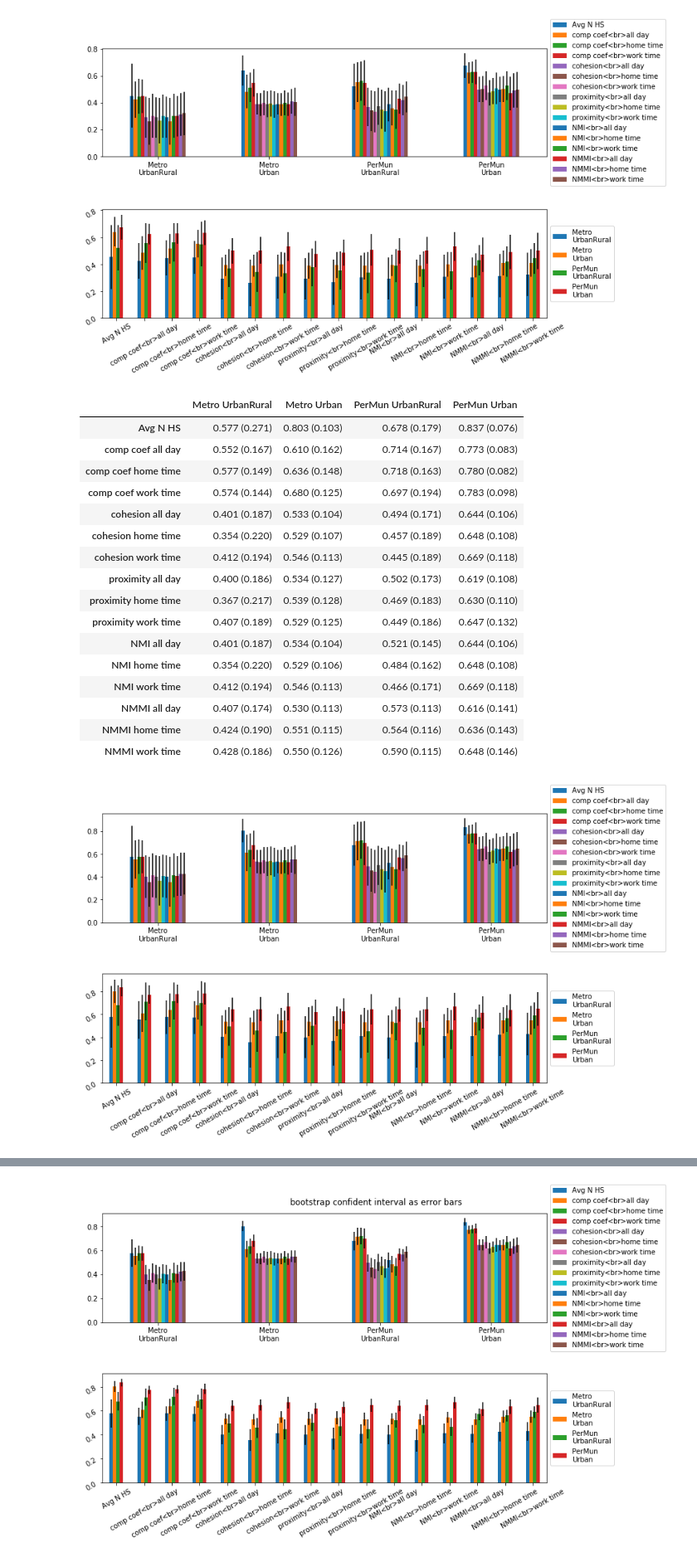
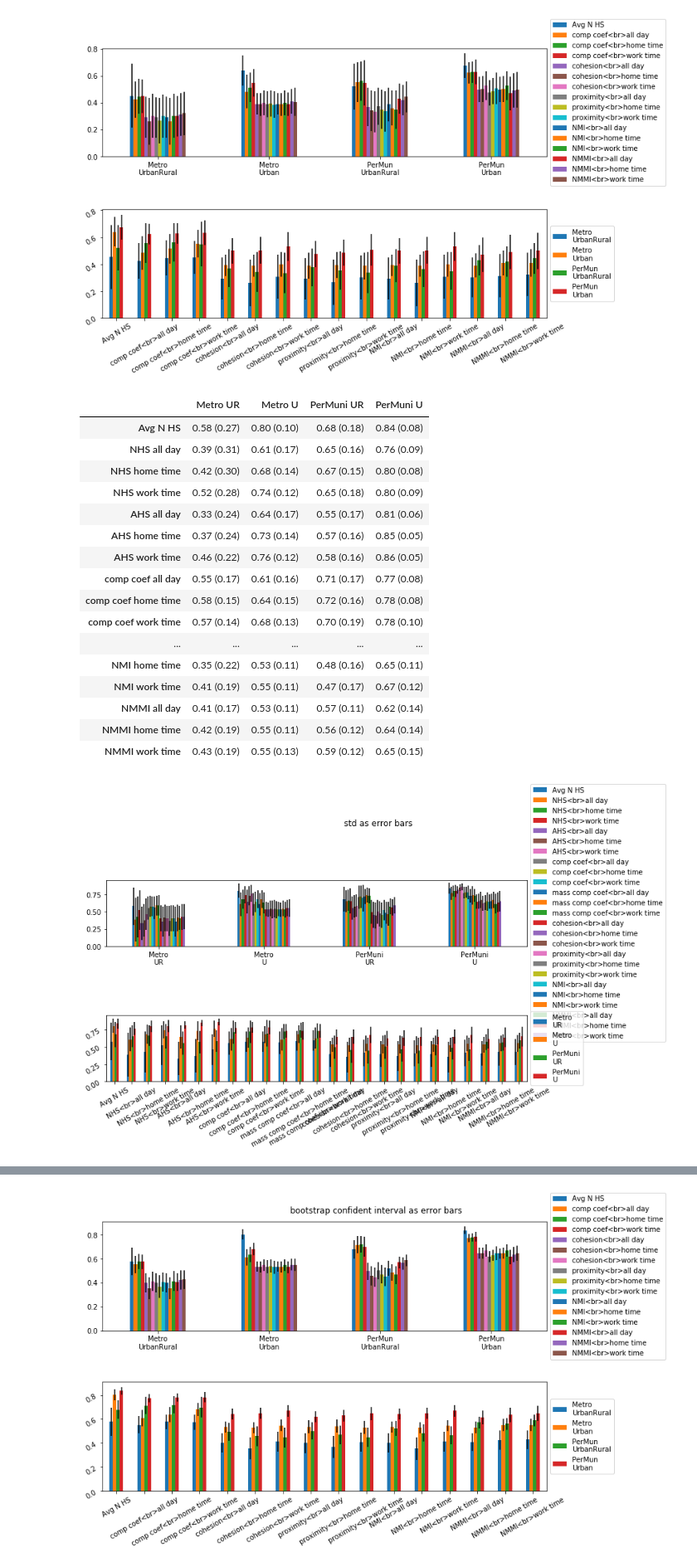
Before and after one commit to JHWu92/mob2crime, a Jupyter notebook: Urban Structure Difference-2.ipynb, the cells around one changed output, grey strips where cells are left out. Shown at 83% size. Cells and saved outputs as stored; diff of their text form; code cells hidden in the pictures.

```diff
--- a/Urban Structure Difference-2.ipynb
+++ b/Urban Structure Difference-2.ipynb
@@ -409,7 +408,7 @@ hs_stats = [hs_stats_ageb, hs_stats_g, hs_stats_idw, hs_stats_vor]
 geom_types = ['ageb', 'g.5km', 'g.5km', 'vor']
 idws = [False, False, True,False]
 compactness_indexes = {}
-for measure_name in ['comp_coef', 'cohesion', 'proximity','NMI','NMMI']:
+for measure_name in ['comp_coef', 'mass_comp_coef', 'cohesion', 'proximity','NMI','NMMI']:
     for time_range in ['all_day', 'home_time', 'work_time']:
         compact = inter_metro_measurement(zms, hs_stats, geom_types, 'compactness', time_range, measure_name, idws)
         compact =  pd.DataFrame(compact,index=zms.index)
@@ -423,6 +422,25 @@ for (measure_name, time_range), compact in compactness_indexes.items():
     comp_ken_tau.append((key_str, taus))
     p_values, rhos = spe_rho_corr(compact, clean_table=False,larger_than=.0)
     comp_spr_rho.append((key_str, rhos))
+# %%
+hs_stats = [hs_stats_ageb, hs_stats_g, hs_stats_idw, hs_stats_vor]
+geom_types = ['ageb', 'g.5km', 'g.5km', 'vor']
+idws = [False, False, True,False]
+hs_scale_indexes = {}
+for measure_name in ['NHS','AHS']:
+    for time_range in ['all_day', 'home_time', 'work_time']:
+        hs_scale = inter_metro_measurement(zms, hs_stats, geom_types, 'n_hs', time_range, measure_name, idws)
+        hs_scale =  pd.DataFrame(hs_scale,index=zms.index)
+        hs_scale_indexes[(measure_name, time_range)] = hs_scale
+
+scale_ken_tau= []
+scale_spr_rho = []
+for (measure_name, time_range), hs_scale in hs_scale_indexes.items():
+    key_str = (measure_name + '<br>' + time_range).replace('_',' ')
+    p_values, taus = ken_tau_corr(hs_scale, clean_table=False,larger_than=.0)
+    scale_ken_tau.append((key_str, taus))
+    p_values, rhos = spe_rho_corr(hs_scale, clean_table=False,larger_than=.0)
+    scale_spr_rho.append((key_str, rhos))
 # %%
 hs_stats = [hs_stats_ageb, hs_stats_g, hs_stats_idw, hs_stats_vor]
 geom_types = ['ageb', 'g.5km', 'g.5km', 'vor']
@@ -656,7 +701,7 @@ Urban
 # %%
 # Spearman Rho
-i = 3
+i = 0
 astr = admin_strs[i]
-measurements = [('Avg N HS', nhs_spr_rho)]+comp_spr_rho
+measurements = [('Avg N HS', nhs_spr_rho)]+scale_spr_rho+comp_spr_rho
 print_table(astr, measurements, add_mean=True)
 # %% [output]
@@ -768,7 +813,7 @@ Urban
 # %%
 from collections import defaultdict
 
-def index_level_tables(correlations):
+def index_level_tables(correlations,n_digit=3):
     avers = defaultdict(dict)
     stds = defaultdict(dict)
     display_tbl = defaultdict(dict)
@@ -787,7 +832,10 @@ def index_level_tables(correlations):
             astr_repl = astr.replace('_','\n')
             avers[astr_repl][index_name] = corr.mean()
             stds[astr_repl][index_name] = corr.std()
-            display_tbl[astr][index_name] = f'{corr.mean():.3f} ({corr.std():.3f})'
+            if n_digit==3:
+                display_tbl[astr][index_name] = f'{corr.mean():.3f} ({corr.std():.3f})'
+            else:
+                display_tbl[astr][index_name] = f'{corr.mean():.2f} ({corr.std():.2f})'
             bsres = bs.bootstrap(corr, bs_stats.mean)
             error_bars[astr][index_name]['lower'] = bsres.value - bsres.lower_bound
             error_bars[astr][index_name]['upper'] = bsres.upper_bound - bsres.value
@@ -842,47 +890,52 @@ plt.savefig('figs/methodLevel_KendallTau.png', bbox_inches='tight')
 # %%
 # Spearman Rho
 # corrleations = [
 #     ('Comp Coef', comp_spr_rho),
 #     ('Comp Coef Work', comp_work_spr_rho),
 #     ('Comp Coef Home', comp_home_spr_rho),
 #     ('Avg N HS', nhs_spr_rho)
 # ]
-corrleations = [('Avg N HS', nhs_spr_rho)]+comp_spr_rho
 
-avers, stds, display_tbl,error_bars = index_level_tables(corrleations)
-display(HTML(pd.DataFrame(display_tbl).style.render().replace('_time','').replace('_','<br/>')))
+n_digit=2
+corrleations = [('Avg N HS', nhs_spr_rho)]+scale_spr_rho+comp_spr_rho
+
+avers, stds, display_tbl,error_bars = index_level_tables(corrleations,n_digit=n_digit)
+# display(HTML(pd.DataFrame(display_tbl).style.render().replace('_time','').replace('_','<br/>')))
+tmp_df=pd.DataFrame(display_tbl)
+tmp_df.columns = [col.replace('_','<br/>') for col in tmp_df.columns]
+display(grad_bg_with_str(tmp_df, 0, 1, mask_tril=False))
 
 fig, (ax1, ax2) = plt.subplots(ncols=1,nrows=2,
                                figsize=(12,8))
 
 avers_plot = pd.DataFrame(avers).T
 img = avers_plot.plot(ax=ax1, kind='bar',yerr=pd.DataFrame(stds).T).legend(loc='center left', bbox_to_anchor=(1, 0.5))
 
 avers_plot = pd.DataFrame(avers)
 img = avers_plot.plot(ax=ax2, kind='bar',yerr=pd.DataFrame(stds)).legend(loc='center left', bbox_to_anchor=(1, 0.5))
 
 fig.suptitle('std as error bars')
 fig.tight_layout()
 ax1.tick_params(labelrotation=0)
 ax2.tick_params(labelrotation=30)
 
 # plt.savefig('figs/methodLevel_SpearmnRho.png', bbox_inches='tight')
 # %% [output]
-|  | Metro UrbanRural | Metro Urban | PerMun UrbanRural | PerMun Urban |
-| Avg N HS | 0.577 (0.271) | 0.803 (0.103) | 0.678 (0.179) | 0.837 (0.076) |
-| comp coef all day | 0.552 (0.167) | 0.610 (0.162) | 0.714 (0.167) | 0.773 (0.083) |
-| comp coef home time | 0.577 (0.149) | 0.636 (0.148) | 0.718 (0.163) | 0.780 (0.082) |
-| comp coef work time | 0.574 (0.144) | 0.680 (0.125) | 0.697 (0.194) | 0.783 (0.098) |
-| cohesion all day | 0.401 (0.187) | 0.533 (0.104) | 0.494 (0.171) | 0.644 (0.106) |
-| cohesion home time | 0.354 (0.220) | 0.529 (0.107) | 0.457 (0.189) | 0.648 (0.108) |
-| cohesion work time | 0.412 (0.194) | 0.546 (0.113) | 0.445 (0.189) | 0.669 (0.118) |
-| proximity all day | 0.400 (0.186) | 0.534 (0.127) | 0.502 (0.173) | 0.619 (0.108) |
-| proximity home time | 0.367 (0.217) | 0.539 (0.128) | 0.469 (0.183) | 0.630 (0.110) |
-| proximity work time | 0.407 (0.189) | 0.529 (0.125) | 0.449 (0.186) | 0.647 (0.132) |
-| NMI all day | 0.401 (0.187) | 0.534 (0.104) | 0.521 (0.145) | 0.644 (0.106) |
-| NMI home time | 0.354 (0.220) | 0.529 (0.106) | 0.484 (0.162) | 0.648 (0.108) |
-| NMI work time | 0.412 (0.194) | 0.546 (0.113) | 0.466 (0.171) | 0.669 (0.118) |
-| NMMI all day | 0.407 (0.174) | 0.530 (0.113) | 0.573 (0.113) | 0.616 (0.141) |
-| NMMI home time | 0.424 (0.190) | 0.551 (0.115) | 0.564 (0.116) | 0.636 (0.143) |
-| NMMI work time | 0.428 (0.186) | 0.550 (0.126) | 0.590 (0.115) | 0.648 (0.146) |
+|  | Metro UR | Metro U | PerMuni UR | PerMuni U |
+| Avg N HS | 0.58 (0.27) | 0.80 (0.10) | 0.68 (0.18) | 0.84 (0.08) |
+| NHS all day | 0.39 (0.31) | 0.61 (0.17) | 0.65 (0.16) | 0.76 (0.09) |
+| NHS home time | 0.42 (0.30) | 0.68 (0.14) | 0.67 (0.15) | 0.80 (0.08) |
+| NHS work time | 0.52 (0.28) | 0.74 (0.12) | 0.65 (0.18) | 0.80 (0.09) |
+| AHS all day | 0.33 (0.24) | 0.64 (0.17) | 0.55 (0.17) | 0.81 (0.06) |
+| AHS home time | 0.37 (0.24) | 0.73 (0.14) | 0.57 (0.16) | 0.85 (0.05) |
+| AHS work time | 0.46 (0.22) | 0.76 (0.12) | 0.58 (0.16) | 0.86 (0.05) |
+| comp coef all day | 0.55 (0.17) | 0.61 (0.16) | 0.71 (0.17) | 0.77 (0.08) |
+| comp coef home time | 0.58 (0.15) | 0.64 (0.15) | 0.72 (0.16) | 0.78 (0.08) |
+| comp coef work time | 0.57 (0.14) | 0.68 (0.13) | 0.70 (0.19) | 0.78 (0.10) |
+| ... | ... | ... | ... | ... |
+| NMI home time | 0.35 (0.22) | 0.53 (0.11) | 0.48 (0.16) | 0.65 (0.11) |
+| NMI work time | 0.41 (0.19) | 0.55 (0.11) | 0.47 (0.17) | 0.67 (0.12) |
+| NMMI all day | 0.41 (0.17) | 0.53 (0.11) | 0.57 (0.11) | 0.62 (0.14) |
+| NMMI home time | 0.42 (0.19) | 0.55 (0.11) | 0.56 (0.12) | 0.64 (0.14) |
+| NMMI work time | 0.43 (0.19) | 0.55 (0.13) | 0.59 (0.12) | 0.65 (0.15) |
-[figure, old version]
+[figure, new version]
```
Also changed, not shown: parts of 111 cells of this notebook.
